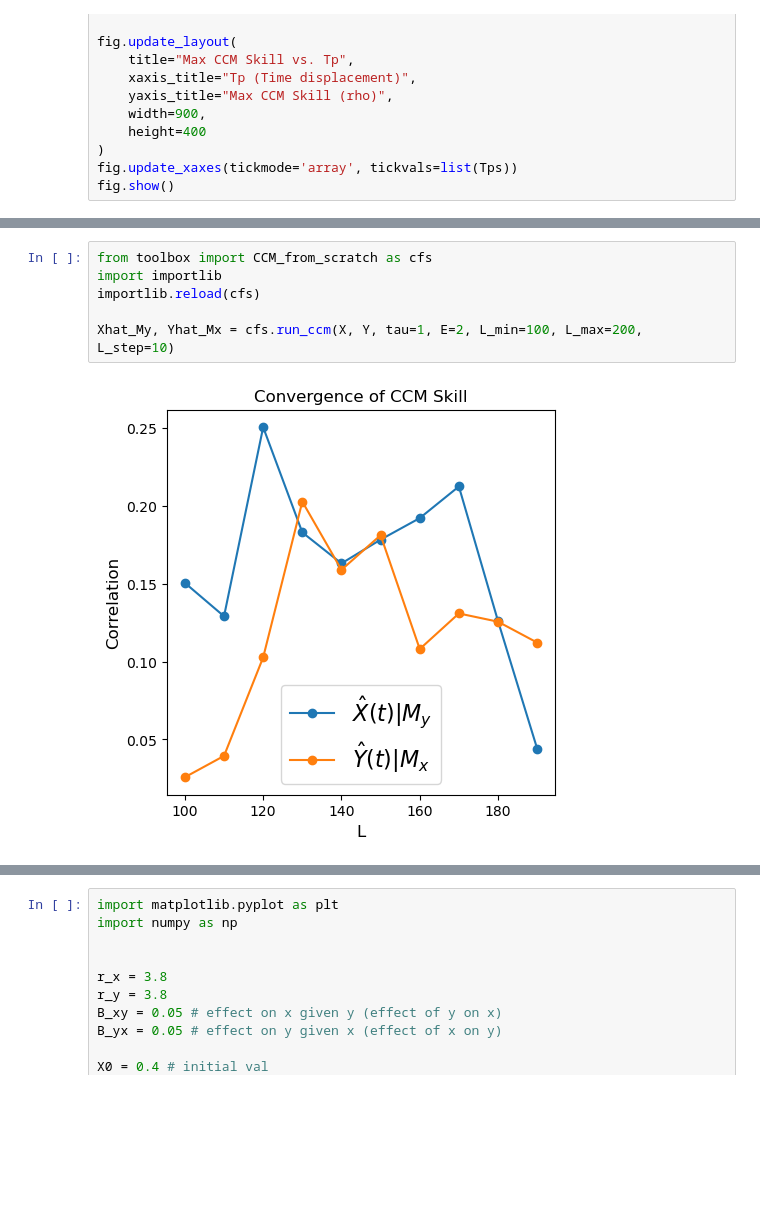
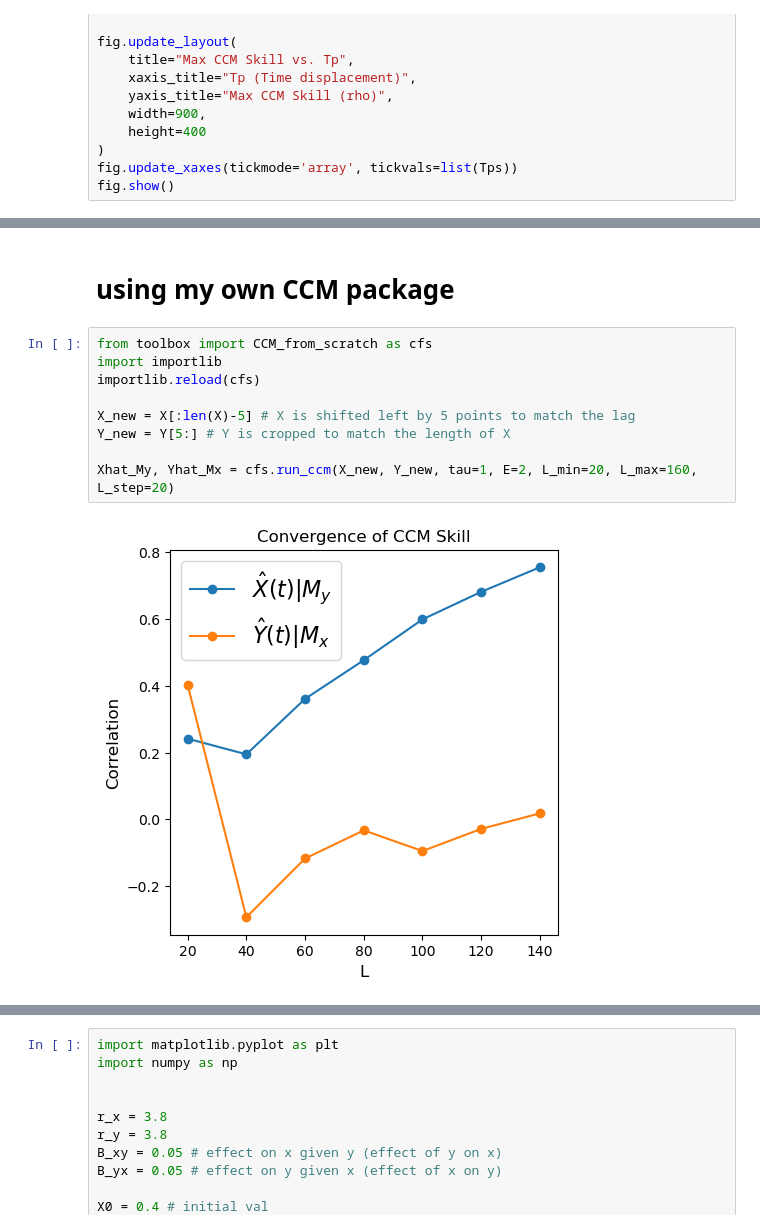
Before and after one commit to Peisong-Zheng/van2015_repeat, a Jupyter notebook: gen_data_to_test_optimal_Tp.ipynb, the cells around one changed output, grey strips where cells are left out. Cells and saved outputs as stored; diff of their text form; blank space fills up the shorter version.

```diff
--- a/gen_data_to_test_optimal_Tp.ipynb
+++ b/gen_data_to_test_optimal_Tp.ipynb
@@ -110,8 +363,13 @@ fig.show()
+# %% [markdown]
+# using my own CCM package
 # %%
 from toolbox import CCM_from_scratch as cfs
 import importlib
 importlib.reload(cfs)
 
-Xhat_My, Yhat_Mx = cfs.run_ccm(X, Y, tau=1, E=2, L_min=100, L_max=200, L_step=10)
+X_new = X[:len(X)-5] # X is shifted left by 5 points to match the lag
+Y_new = Y[5:] # Y is cropped to match the length of X
+
+Xhat_My, Yhat_Mx = cfs.run_ccm(X_new, Y_new, tau=1, E=2, L_min=20, L_max=160, L_step=20)
 # %% [output]
-[figure, old version]
+[figure, new version]
```
Also changed, not shown: parts of 9 cells of this notebook, 4 other files.
